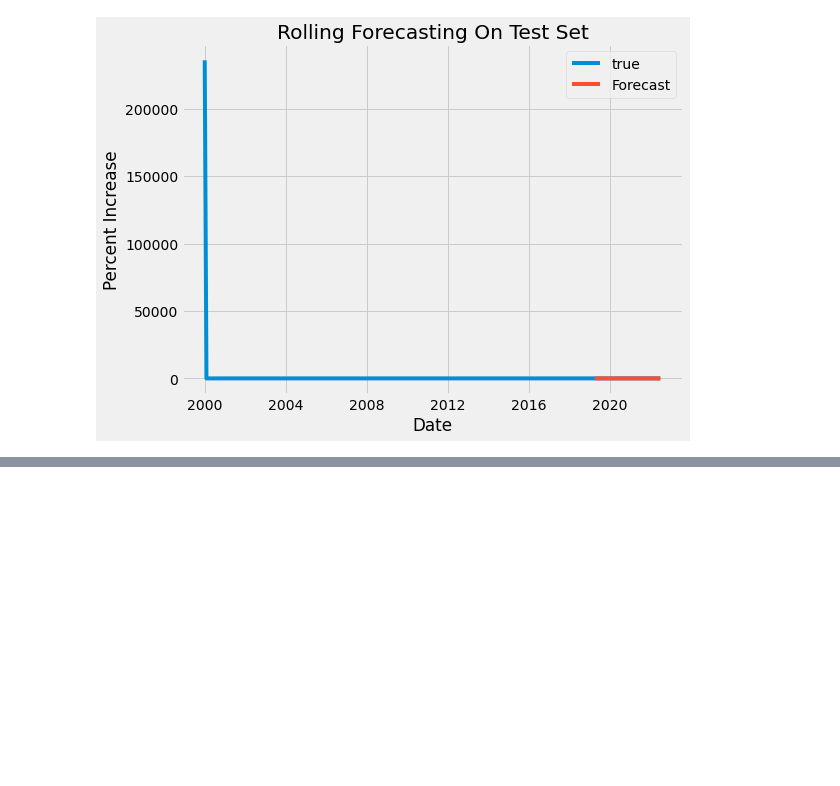
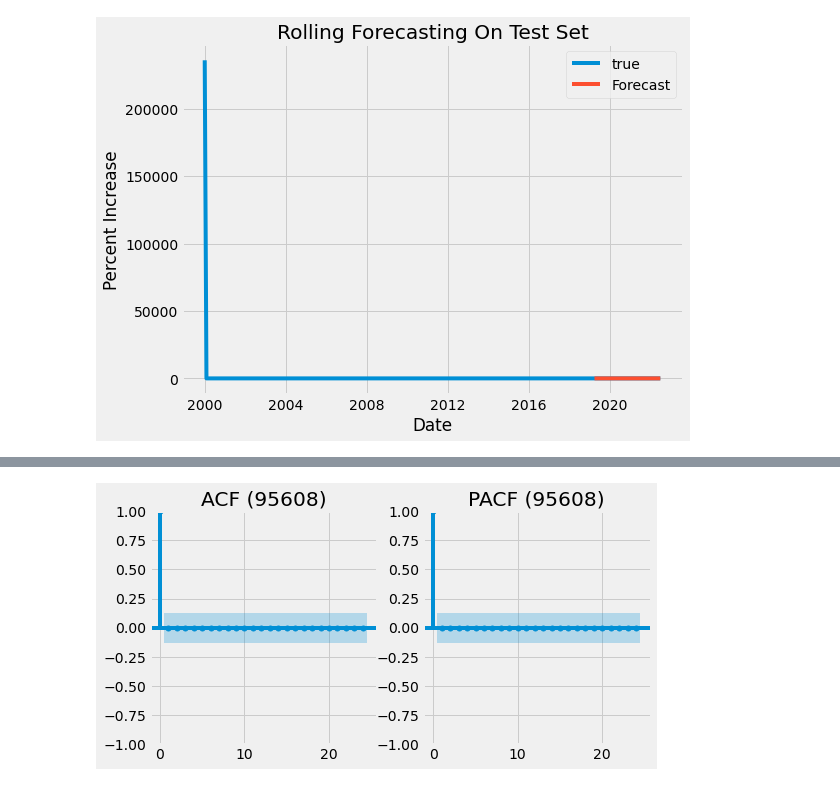
Before and after one commit to SringayKeno/forecasting-home-prices-sacramento-county, a Jupyter notebook: model_eval/sarima_model_evaluation_sac.ipynb, the cells around one changed output, grey strips where cells are left out. Saved outputs shown, nothing was run; the diff lists cells and outputs as text; code cells hidden in the pictures; blank space fills up the shorter version.

```diff
--- a/model_eval/sarima_model_evaluation_sac.ipynb
+++ b/model_eval/sarima_model_evaluation_sac.ipynb
@@ -412,0 +418,4 @@ rmse_1 = test_RMSE(sel_df1, pdq, SPDQ)
+# %%
+def_acf_pacf(sel_df2[:-40], zip_2)
+# %% [output]
+[figure, added]
```
Also changed, not shown: parts of 76 cells of this notebook.
